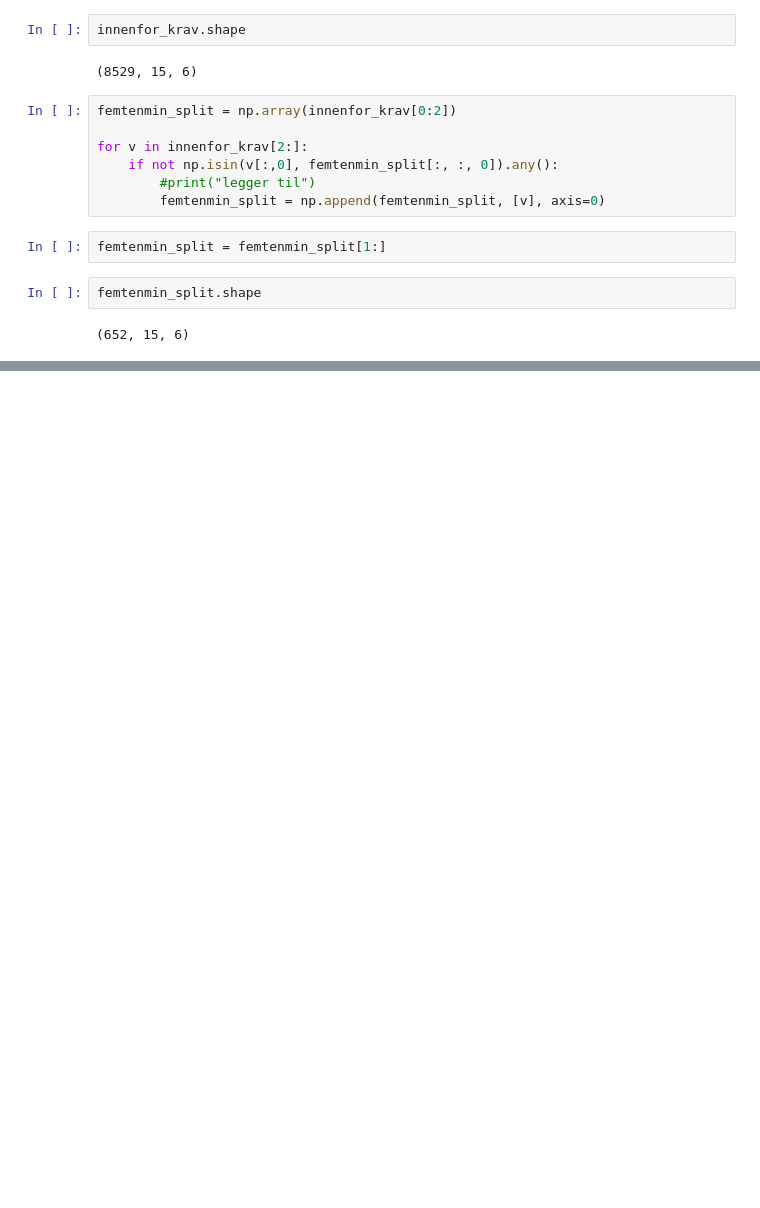
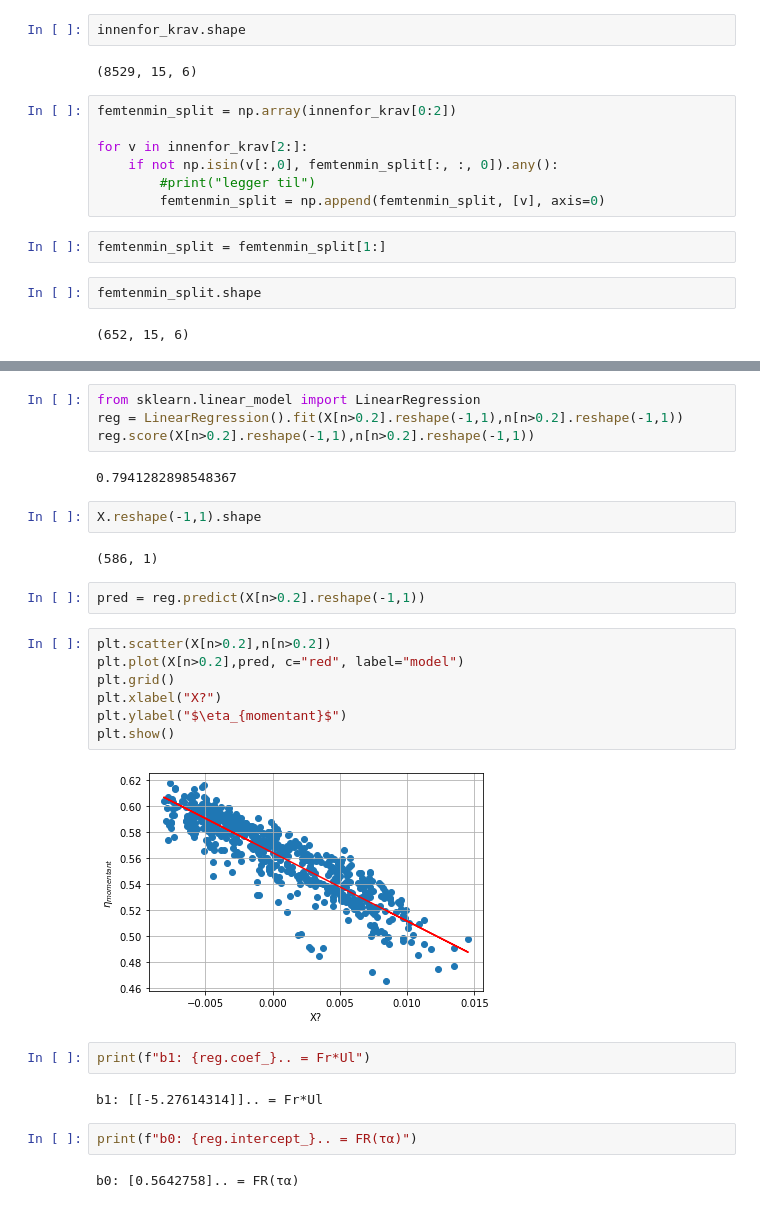
Before and after one commit to stianteien/FYS375-Solcelle, a Jupyter notebook: Databehandling.ipynb, the cells around one changed output, grey strips where cells are left out. Saved outputs shown, nothing was run; the diff lists cells and outputs as text; blank space fills up the shorter version.

Commit message:
model made

```diff
--- a/Databehandling.ipynb
+++ b/Databehandling.ipynb
@@ -155,0 +206,29 @@ plt.plot(femtenmin_split[:, :, 3].flatten())
+# %%
+from sklearn.linear_model import LinearRegression
+reg = LinearRegression().fit(X[n>0.2].reshape(-1,1),n[n>0.2].reshape(-1,1))
+reg.score(X[n>0.2].reshape(-1,1),n[n>0.2].reshape(-1,1))
+# %% [output]
+0.7941282898548367
+# %%
+X.reshape(-1,1).shape
+# %% [output]
+(586, 1)
+# %%
+pred = reg.predict(X[n>0.2].reshape(-1,1))
+# %%
+plt.scatter(X[n>0.2],n[n>0.2])
+plt.plot(X[n>0.2],pred, c="red", label="model")
+plt.grid()
+plt.xlabel("X?")
+plt.ylabel("$\eta_{momentant}$")
+plt.show()
+# %% [output]
+[figure, added]
+# %%
+print(f"b1: {reg.coef_}.. = Fr*Ul")
+# %% [output]
+b1: [[-5.27614314]].. = Fr*Ul
+# %%
+print(f"b0: {reg.intercept_}.. = FR(τα)")
+# %% [output]
+b0: [0.5642758].. = FR(τα)
```
Also changed, not shown: parts of 17 cells of this notebook.
